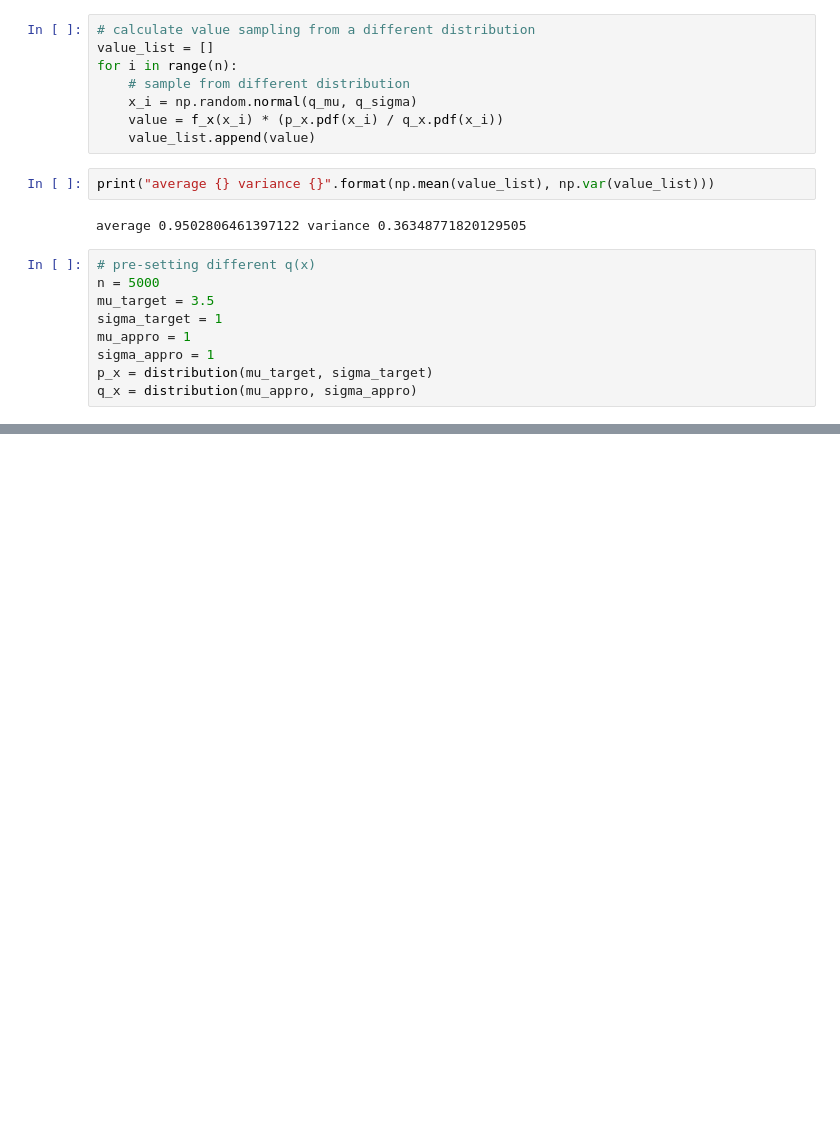
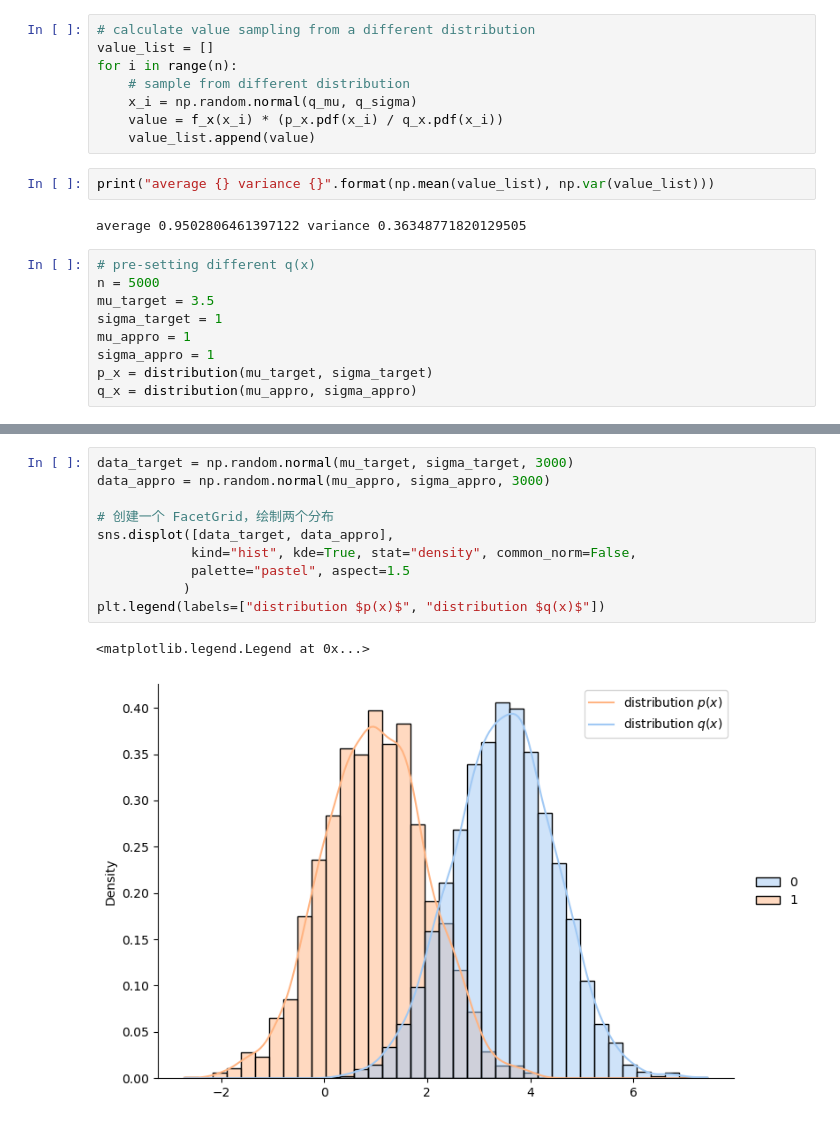
Before and after one commit to chunhuizhang/deeplearning_math, a Jupyter notebook: tutorials/montecarlo/importance_sampling_2.ipynb, the cells around one changed output, grey strips where cells are left out. Cells and saved outputs as stored; diff of their text form; blank space fills up the shorter version.

```diff
--- a/tutorials/montecarlo/importance_sampling_2.ipynb
+++ b/tutorials/montecarlo/importance_sampling_2.ipynb
@@ -122,0 +123,13 @@ average 1.1705296227417246 variance 234.83673806477609
+# %%
+data_target = np.random.normal(mu_target, sigma_target, 3000)
+data_appro = np.random.normal(mu_appro, sigma_appro, 3000)
+
+# 创建一个 FacetGrid，绘制两个分布
+sns.displot([data_target, data_appro],
+            kind="hist", kde=True, stat="density", common_norm=False,
+            palette="pastel", aspect=1.5
+           )
+plt.legend(labels=["distribution $p(x)$", "distribution $q(x)$"])
+# %% [output]
+<matplotlib.legend.Legend at 0x...>
+[figure, added]
```
Also changed, not shown: parts of 2 cells of this notebook.
